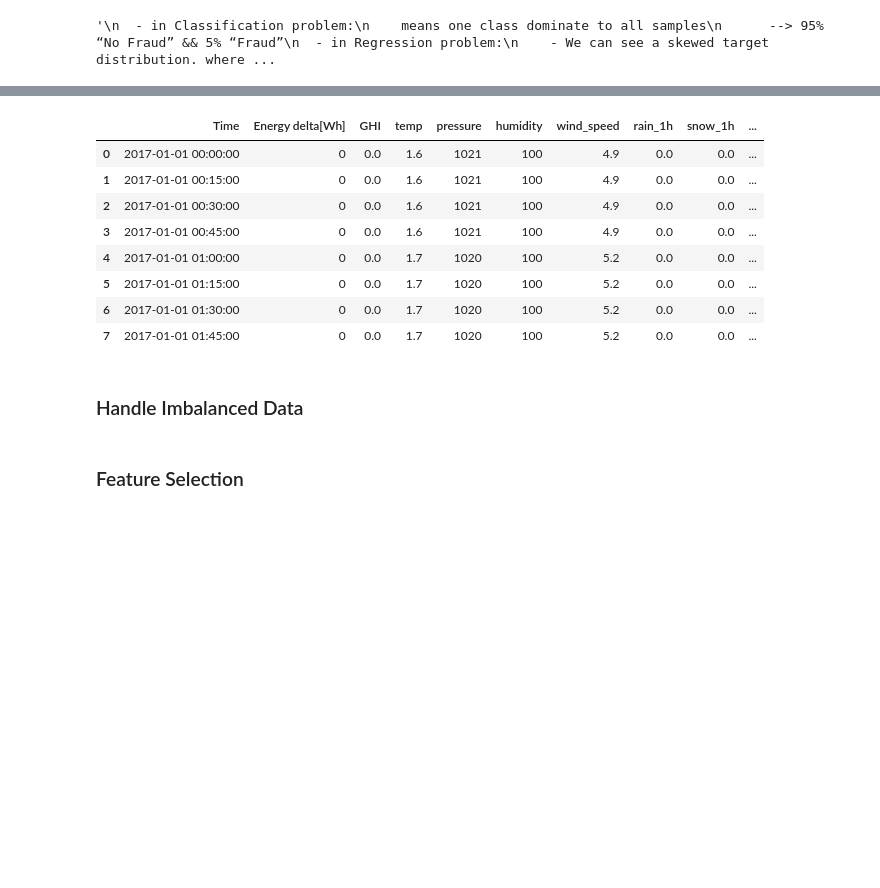
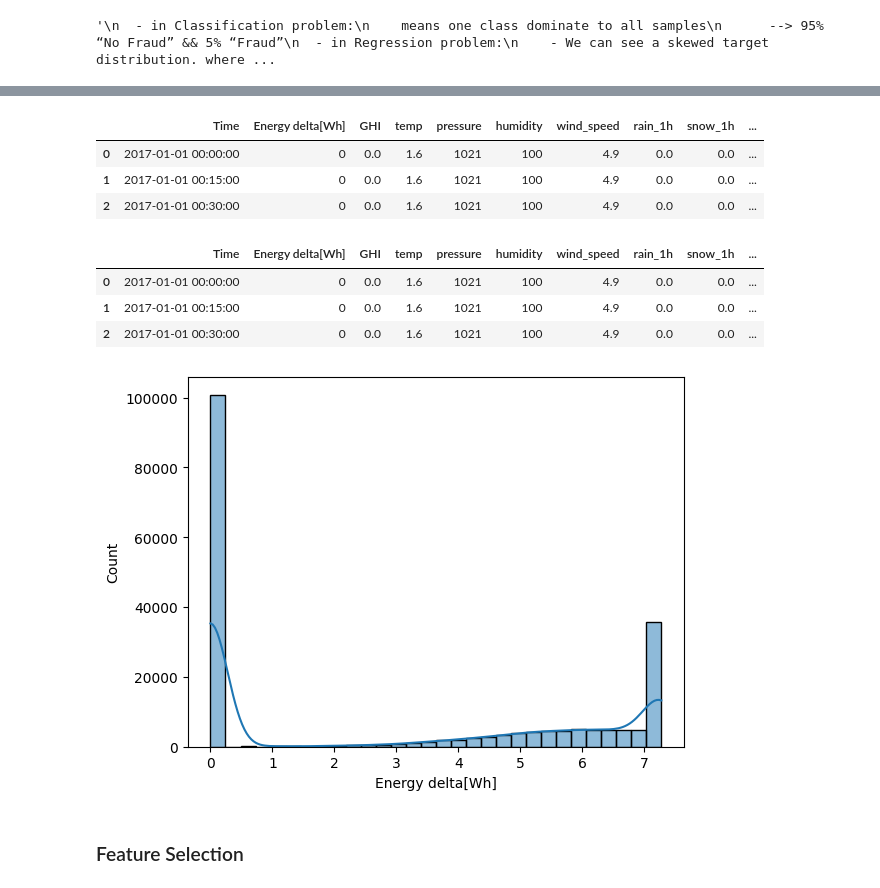
Before and after one commit to KaraniAbdellah/Solar_Energy_Prediction, a Jupyter notebook: explore_renewable_dataset.ipynb, the cells around one changed output, grey strips where cells are left out. Drawn from its saved outputs; the diff is of its cells as text; code cells hidden in the pictures; blank space fills up the shorter version.

Commit message:
Capping the Outliers and Start Apply the Tranformation (SRT, LOG, ....)

```diff
--- a/explore_renewable_dataset.ipynb
+++ b/explore_renewable_dataset.ipynb
@@ -274,3 +313,20 @@ plt.show()
 '''
 # %% [output]
 '\n  - in Classification problem:\n    means one class dominate to all samples\n      --> 95% “No Fraud” && 5% “Fraud”\n  - in Regression problem:\n    - We can see a skewed target distribution. where ...
+# %%
+# Handle The Outliers
+c_df = df.drop(["Time"], axis=1)
+
+for column in c_df.columns:
+    q1 = c_df[column].quantile(0.25)
+    q3 = c_df[column].quantile(0.75)
+    iqr = q3 - q1
+    lower_limit = q1 - (1.5 * iqr)
+    upper_limit = q3 + (1.5 * iqr)
+    c_df[column] = np.clip(c_df[column], lower_limit, upper_limit)
+    number_of_outliers = np.where(
+        (c_df[column] > upper_limit) | (c_df[column] < lower_limit),
+        1,
+        0
+    )
+    print(f"Number of Outlier for {column} is {number_of_outliers.sum()}")
@@ -277,17 +350,52 @@ plt.show()
 # %%
-df.head(8)
+df.head(3)
 # %% [output]
 |  | Time | Energy delta[Wh] | GHI | temp | pressure | humidity | wind_speed | rain_1h | snow_1h | ... |
 | 0 | 2017-01-01 00:00:00 | 0 | 0.0 | 1.6 | 1021 | 100 | 4.9 | 0.0 | 0.0 | ... |
 | 1 | 2017-01-01 00:15:00 | 0 | 0.0 | 1.6 | 1021 | 100 | 4.9 | 0.0 | 0.0 | ... |
 | 2 | 2017-01-01 00:30:00 | 0 | 0.0 | 1.6 | 1021 | 100 | 4.9 | 0.0 | 0.0 | ... |
-| 3 | 2017-01-01 00:45:00 | 0 | 0.0 | 1.6 | 1021 | 100 | 4.9 | 0.0 | 0.0 | ... |
-| 4 | 2017-01-01 01:00:00 | 0 | 0.0 | 1.7 | 1020 | 100 | 5.2 | 0.0 | 0.0 | ... |
-| 5 | 2017-01-01 01:15:00 | 0 | 0.0 | 1.7 | 1020 | 100 | 5.2 | 0.0 | 0.0 | ... |
-| 6 | 2017-01-01 01:30:00 | 0 | 0.0 | 1.7 | 1020 | 100 | 5.2 | 0.0 | 0.0 | ... |
-| 7 | 2017-01-01 01:45:00 | 0 | 0.0 | 1.7 | 1020 | 100 | 5.2 | 0.0 | 0.0 | ... |
-# %% [markdown]
-### Handle Imbalanced Data
+# %%
+df.head(3)
+# %% [output]
+|  | Time | Energy delta[Wh] | GHI | temp | pressure | humidity | wind_speed | rain_1h | snow_1h | ... |
+| 0 | 2017-01-01 00:00:00 | 0 | 0.0 | 1.6 | 1021 | 100 | 4.9 | 0.0 | 0.0 | ... |
+| 1 | 2017-01-01 00:15:00 | 0 | 0.0 | 1.6 | 1021 | 100 | 4.9 | 0.0 | 0.0 | ... |
+| 2 | 2017-01-01 00:30:00 | 0 | 0.0 | 1.6 | 1021 | 100 | 4.9 | 0.0 | 0.0 | ... |
+# %%
+# Check Distribution and Apply Transformation For Each One
+
+# c_df["Energy delta[Wh]"] = c_df["Energy delta[Wh]"] ** (1/2)
+# c_df["GHI"] = c_df["GHI"] ** (1/2)
+# c_df["humidity"] = c_df["humidity"] ** (2)
+# c_df["wind_speed"] = c_df["wind_speed"] ** (1/2)
+# c_df.head(3)
+# Check Feature distributions - With Histogram - With Kernel Density Estimate (KDE)
+'''
+    After Correlation I found This Feature With hight Correaltion With Target:
+        --> GHI, temp, humidity, isSun, sunlightLength, dayLenght and sunlightLength/dayLenght
+    - Energy: Left Skewness - Square root transformation
+    - GHI: Left Skewness - Square Transformation
+    - temp: Normal Skweness
+    - humidity: Right Skweness  - Root Square Transformation
+    - isSun: [0, 1]
+    - sunLighTime: Left Skweness - Square Transformation
+    - dayLength: Normalization/Standardization
+    - SunlightTime/daylength: Left Skweness - Square Transformation
+'''
+
+# c_df["Energy delta[Wh]"] = c_df["Energy delta[Wh]"] ** (2)
+c_df["Energy delta[Wh]"] = np.log1p(c_df["Energy delta[Wh]"])
+# c_df["GHI"] = c_df["GHI"] ** (2)
+# c_df["temp"] = c_df["temp"] ** (2)
+# c_df["humidity"] = c_df["humidity"] ** (2)
+# c_df["sunLighTime"] = c_df["sunLighTime"] ** (2)
+# c_df["dayLength"] = c_df["dayLength"] ** (2)
+# c_df["SunlightTime/daylength"] = c_df["SunlightTime/daylength"] ** (2)
+
+sns.histplot(c_df["Energy delta[Wh]"], kde=True, bins=30)
+plt.show()
+# %% [output]
+[figure, added]
 # %% [markdown]
 ### Feature Selection
 # %%
```
Also changed, not shown: parts of 10 cells of this notebook.
